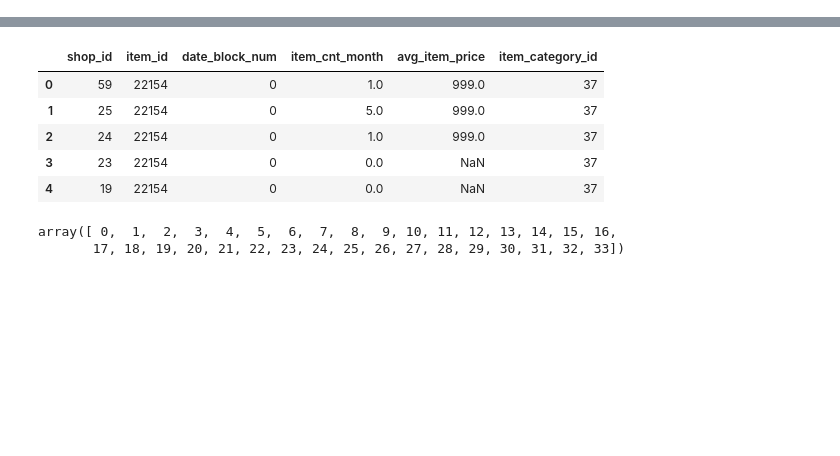
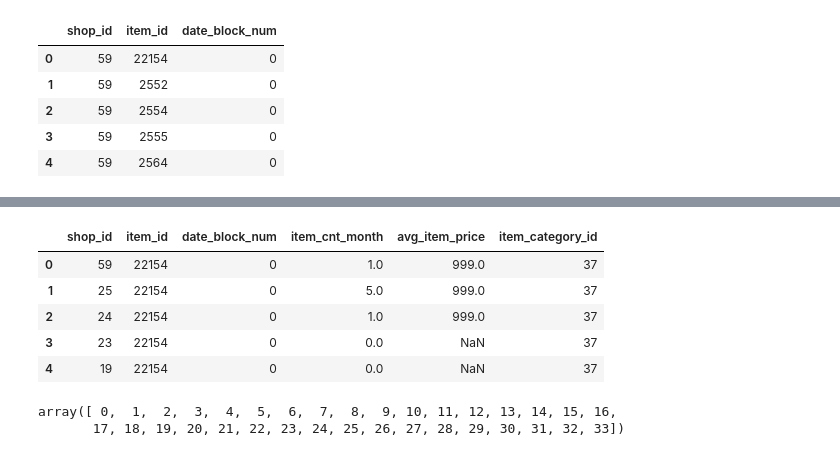
Before and after one commit to purnendu23/future-store-sales, a Jupyter notebook: workbook_alt.ipynb, the cells around one changed output, grey strips where cells are left out. Cells and saved outputs as stored; diff of their text form; code cells hidden in the pictures; blank space fills up the shorter version.

```diff
--- a/workbook_alt.ipynb
+++ b/workbook_alt.ipynb
@@ -82,3 +82,12 @@ for block_num in sales_train.date_block_num.unique():
 index_cols = ['shop_id', 'item_id', 'date_block_num']
 # np.vstack is used to unpack the rows from all np.arrays and put into a single array
 grid = pd.DataFrame(np.vstack(grid), columns = index_cols,dtype=np.int32)
+# %%
+grid.head()
+# %% [output]
+|  | shop_id | item_id | date_block_num |
+| 0 | 59 | 22154 | 0 |
+| 1 | 59 | 2552 | 0 |
+| 2 | 59 | 2554 | 0 |
+| 3 | 59 | 2555 | 0 |
+| 4 | 59 | 2564 | 0 |
```
Also changed, not shown: parts of 2 cells of this notebook.
